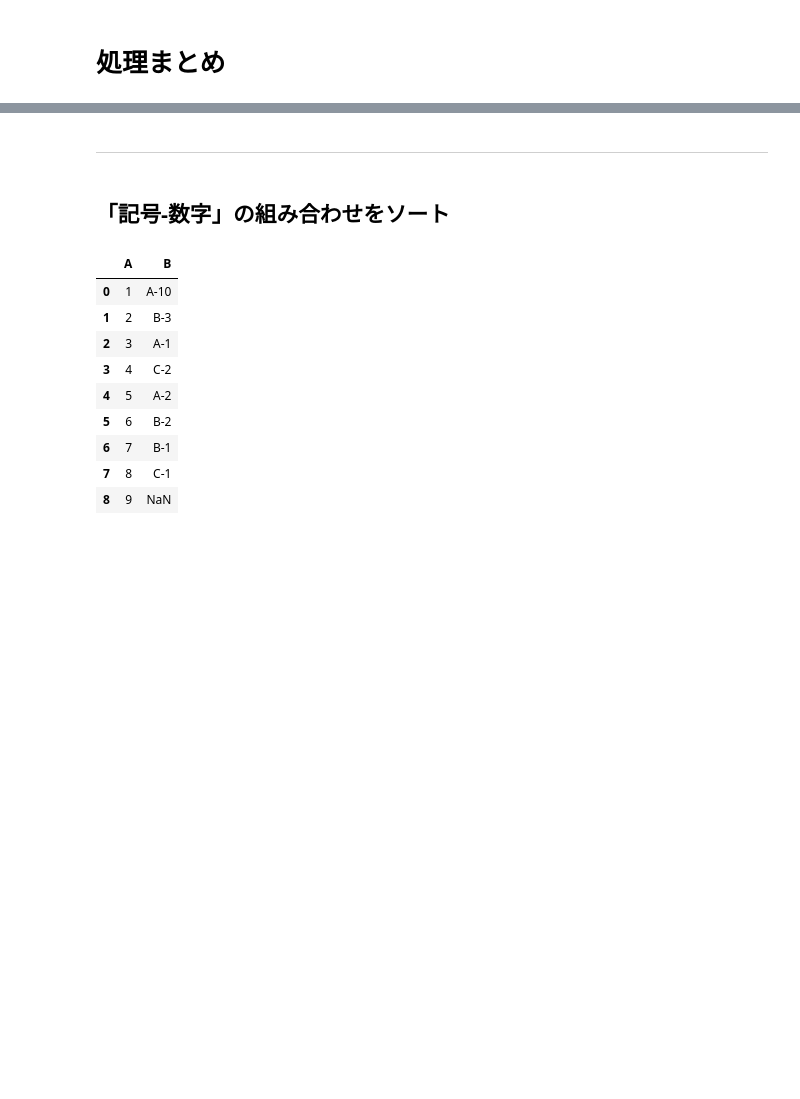
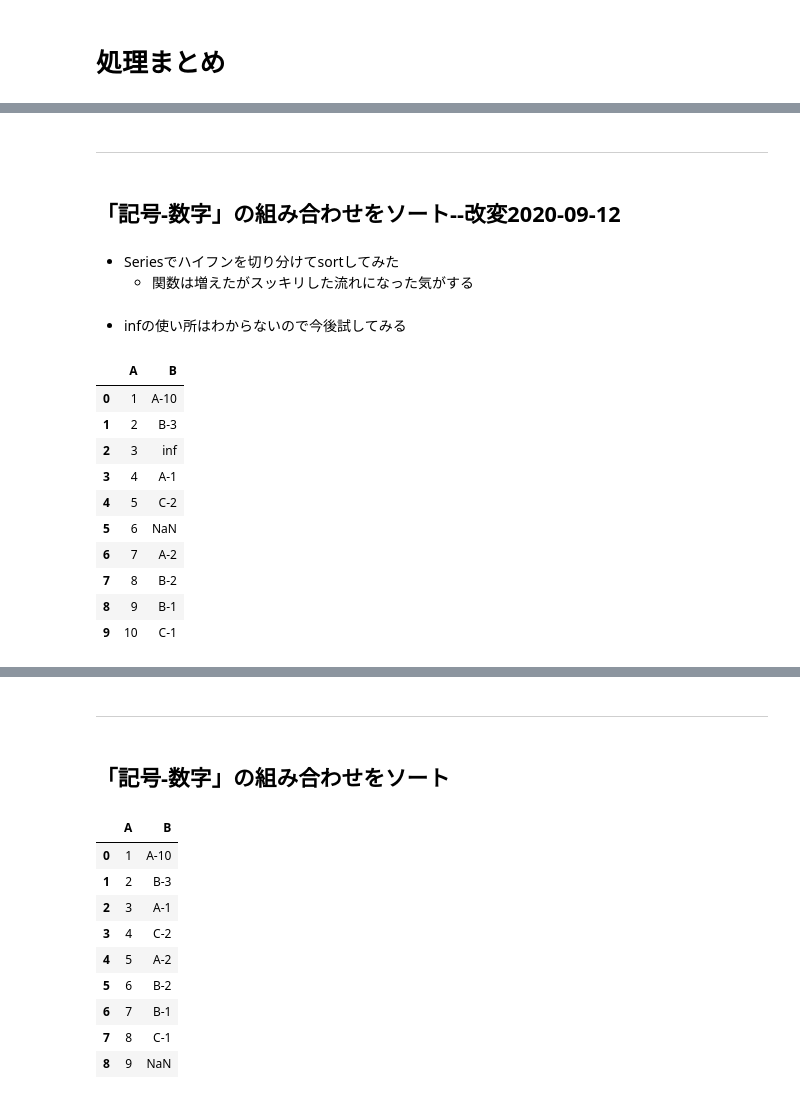
Before and after one commit to KazusaNakagawa/docker-jupyter-learn, a Jupyter notebook: ds_python/01-doc.ipynb, the cells around one changed output, grey strips where cells are left out. Cells and saved outputs as stored; diff of their text form; code cells hidden in the pictures; blank space fills up the shorter version.

```diff
--- a/ds_python/01-doc.ipynb
+++ b/ds_python/01-doc.ipynb
@@ -11,3 +12,30 @@ import pandas as pd
   - [価格表記に変換](#価格表記に変換)
 - おまけ
   - [列のハッシュ化](#列のハッシュ化)
+# %% [markdown]
+---
+# %% [markdown]
+## 「記号-数字」の組み合わせをソート--改変2020-09-12
+# %% [markdown]
+* Seriesでハイフンを切り分けてsortしてみた
+  - 関数は増えたがスッキリした流れになった気がする
+# %% [markdown]
+* infの使い所はわからないので今後試してみる
+# %%
+# sample date
+df = pd.DataFrame({ 'A' : [1, 2, 3, 4, 5, 6, 7, 8, 9, 10],
+                    'B' : ['A-10', 'B-3', np.inf, 'A-1', 'C-2', np.nan,'A-2', 'B-2', 'B-1', 'C-1'],})
+# %%
+df
+# %% [output]
+|  | A | B |
+| 0 | 1 | A-10 |
+| 1 | 2 | B-3 |
+| 2 | 3 | inf |
+| 3 | 4 | A-1 |
+| 4 | 5 | C-2 |
+| 5 | 6 | NaN |
+| 6 | 7 | A-2 |
+| 7 | 8 | B-2 |
+| 8 | 9 | B-1 |
+| 9 | 10 | C-1 |
```
Also changed, not shown: parts of 9 cells of this notebook.
